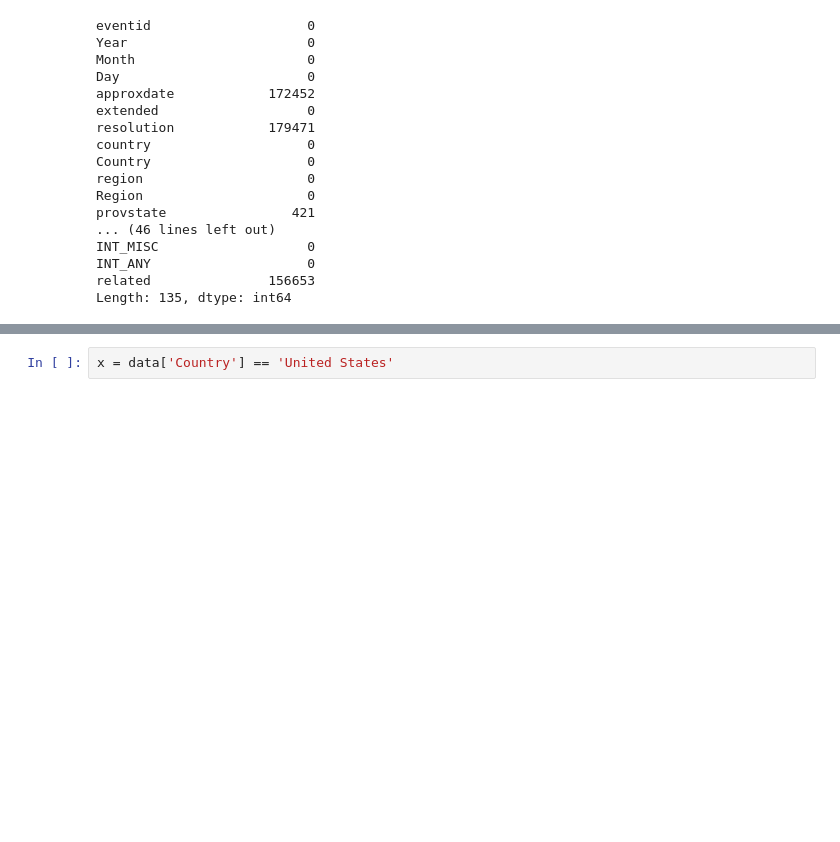
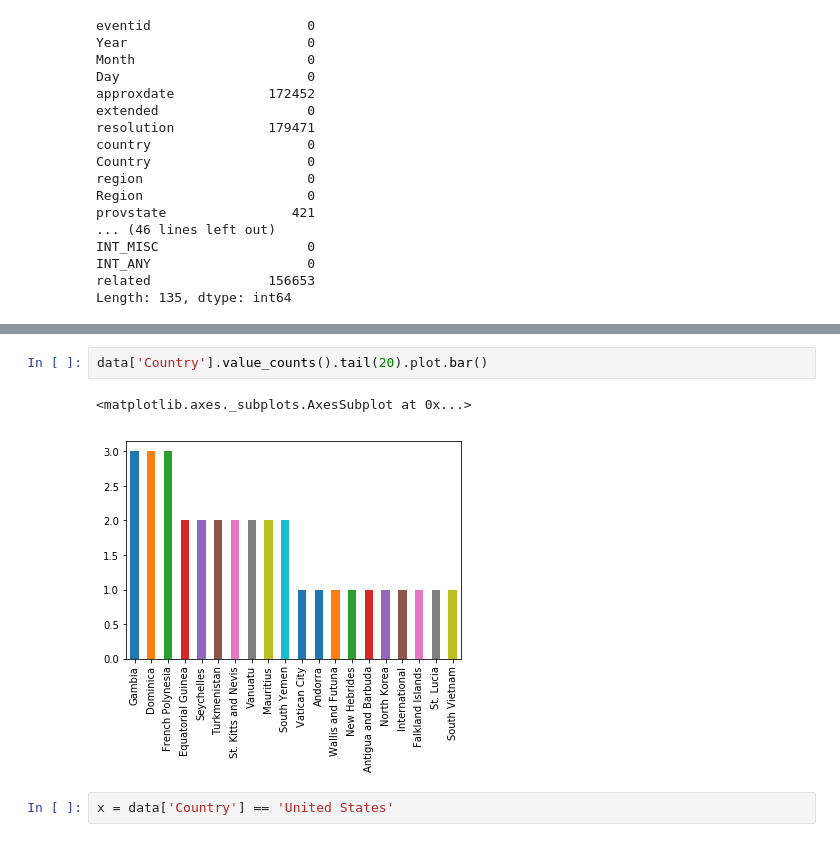
Before and after one commit to JaceBlack/Simulation, a Jupyter notebook: csgo.ipynb, the cells around one changed output, grey strips where cells are left out. Drawn from its saved outputs; the diff is of its cells as text; blank space fills up the shorter version.

```diff
--- a/csgo.ipynb
+++ b/csgo.ipynb
@@ -45,6 +45,11 @@ data.tail(5)
 | 181688 | 12 | 31 | 2017 | Philippines | Southeast Asia | Kubentog | Facility/Infrastructure Attack | 0.0 | 0.0 | Houses | 12/31/2017: Assailants set fire t... | ... |
 | 181689 | 12 | 31 | 2017 | India | South Asia | Imphal | Bombing/Explosion | 0.0 | 0.0 | Office | 12/31/2017: Assailants threw a gr... | ... |
 | 181690 | 12 | 31 | 2017 | Philippines | Southeast Asia | Cotabato City | Bombing/Explosion | 0.0 | 0.0 | Unknown | 12/31/2017: An explosive device w... | ... |
+# %%
+data['Country'].value_counts().tail(20).plot.bar()
+# %% [output]
+<matplotlib.axes._subplots.AxesSubplot at 0x...>
+[figure, added]
 # %%
 x = data['Country'] == 'United States'
 # %%
```
